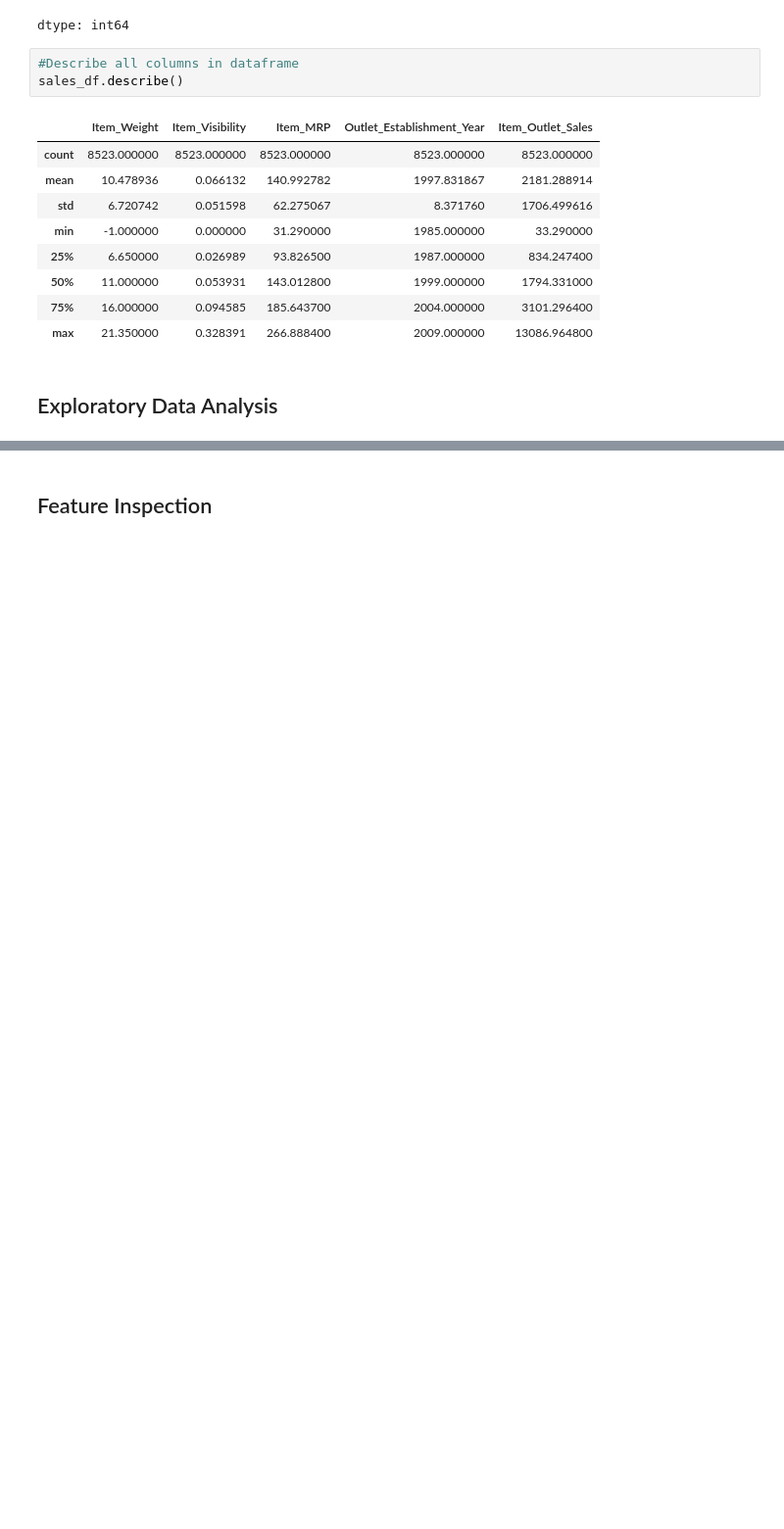
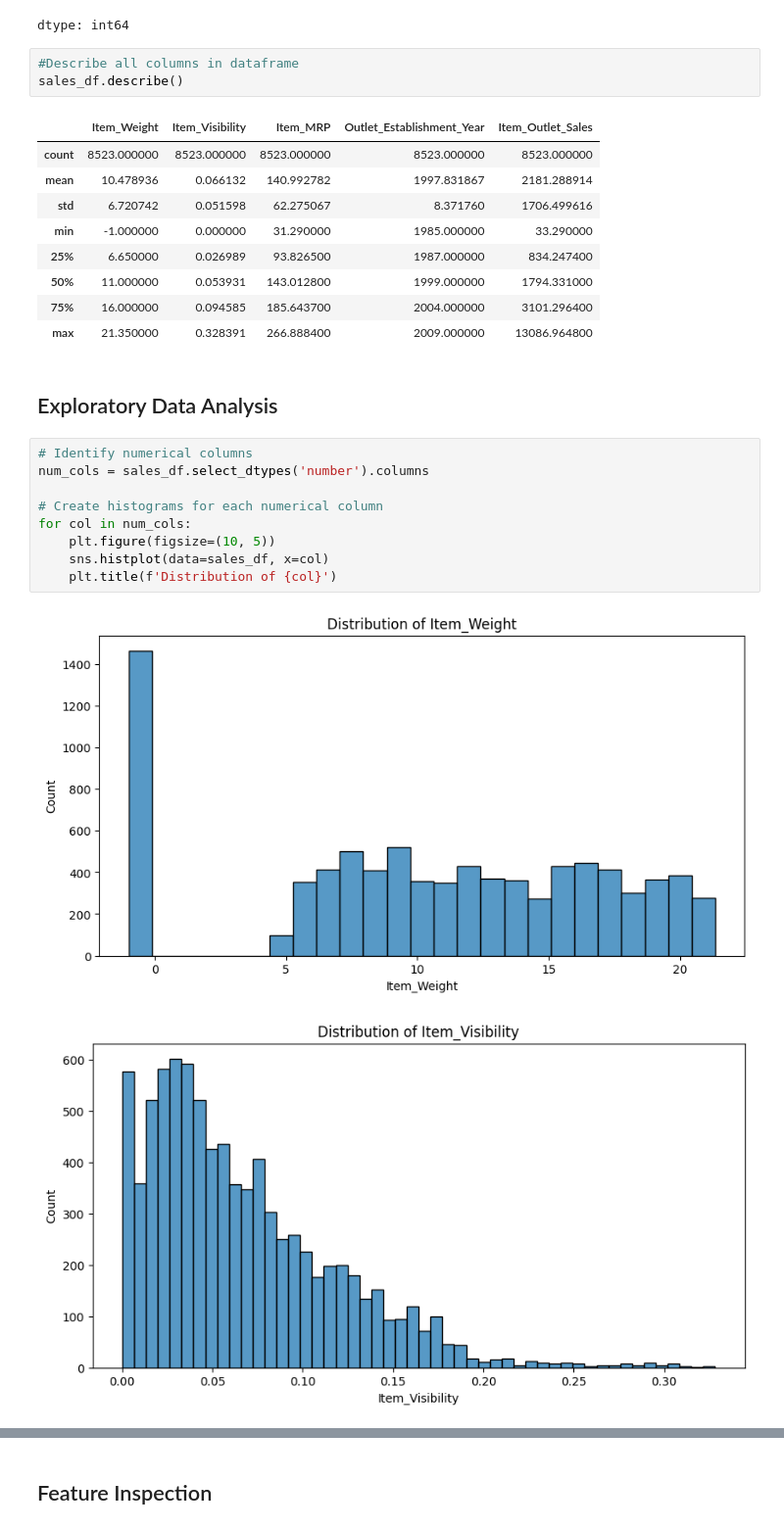
Before and after one commit to devMoamen/Prediction-of-Product-Sales, a Jupyter notebook: Prediction_of_Product_Sales.ipynb, the cells around one changed output, grey strips where cells are left out. Shown at 98% size. Cells and saved outputs as stored; diff of their text form; blank space fills up the shorter version.

```diff
--- a/Prediction_of_Product_Sales.ipynb
+++ b/Prediction_of_Product_Sales.ipynb
@@ -143,3 +116,15 @@ sales_df.describe()
 | max | 21.350000 | 0.328391 | 266.888400 | 2009.000000 | 13086.964800 |
 # %% [markdown]
 ## Exploratory Data Analysis
+# %%
+# Identify numerical columns
+num_cols = sales_df.select_dtypes('number').columns
+
+# Create histograms for each numerical column
+for col in num_cols:
+    plt.figure(figsize=(10, 5))
+    sns.histplot(data=sales_df, x=col)
+    plt.title(f'Distribution of {col}')
+# %% [output]
+[figure, added]
+[figure, added]
```
Also changed, not shown: parts of 6 cells of this notebook.
